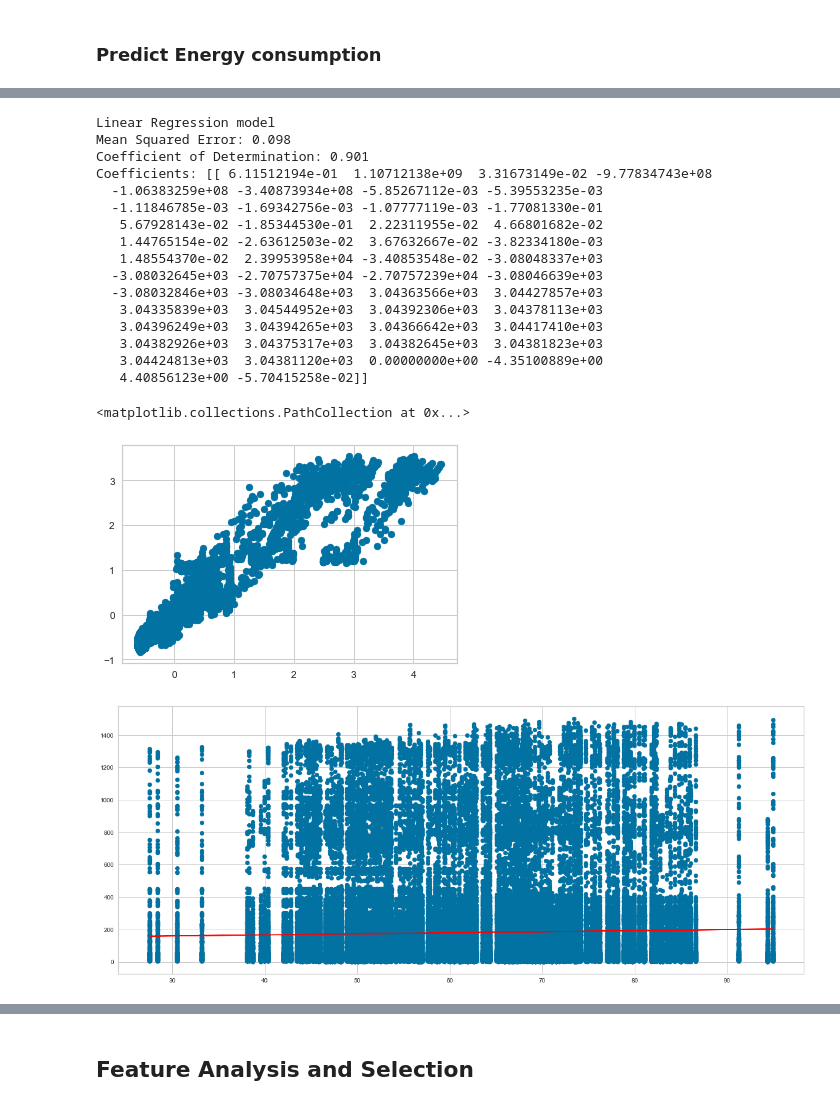
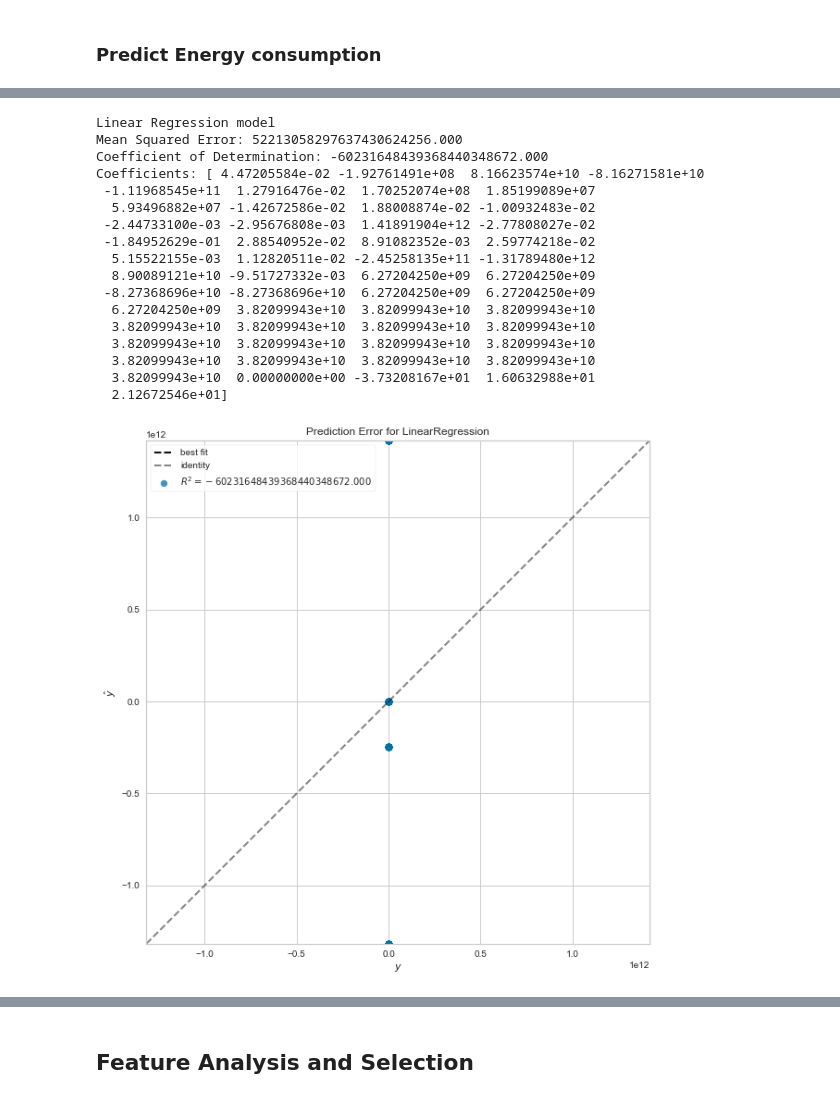
Before and after one commit to fagan2888/EnergyScience, a Jupyter notebook: model-evaluation-Seattle.ipynb, the cells around one changed output, grey strips where cells are left out. Drawn from its saved outputs; the diff is of its cells as text; code cells hidden in the pictures.

```diff
--- a/model-evaluation-Seattle.ipynb
+++ b/model-evaluation-Seattle.ipynb
@@ -111,6 +116,9 @@ scaler = StandardScaler()
 # scaler = MinMaxScaler()
 dataset_numeric_scaling = dataset_numeric[['Cooling:Electricity [kW](Hourly)',
                            'Electricity:Facility [kW](Hourly)',
+                           'Electricity:Facility [kW](Hourly)_lag',
+                           'Electricity:Facility [kW](Hourly)_future',
+                           'Electricity:Facility_delta_current_lag',
                            'Fans:Electricity [kW](Hourly)',
                            'Gas:Facility [kW](Hourly)',
                            'Heating:Electricity [kW](Hourly)', 'Heating:Gas [kW](Hourly)',
@@ -123,6 +131,9 @@ dataset_numeric_scaling = dataset_numeric[['Cooling:Electricity [kW](Hourly)',
 scaled_df = scaler.fit_transform(dataset_numeric_scaling)
 scaled_df = pd.DataFrame(scaled_df, columns=['Cooling:Electricity [kW](Hourly)',
                            'Electricity:Facility [kW](Hourly)',
+                           'Electricity:Facility [kW](Hourly)_lag',
+                           'Electricity:Facility [kW](Hourly)_future',
+                           'Electricity:Facility_delta_current_lag',
                            'Fans:Electricity [kW](Hourly)',
                            'Gas:Facility [kW](Hourly)',
                            'Heating:Electricity [kW](Hourly)', 'Heating:Gas [kW](Hourly)',
@@ -197,6 +208,9 @@ dataset_features = processed_data[['Cooling:Electricity [kW](Hourly)',
 """
 dataset_features = processed_data[['Cooling:Electricity [kW](Hourly)',
                            'Gas:Facility [kW](Hourly)',
+                            'Electricity:Facility [kW](Hourly)',
+                           'Electricity:Facility [kW](Hourly)_lag',
+                            'Electricity:Facility_delta_current_lag',
                            'Heating:Electricity [kW](Hourly)', 'Heating:Gas [kW](Hourly)',
                            'InteriorEquipment:Gas [kW](Hourly)',
                            'Water Heater:WaterSystems:Gas [kW](Hourly)',
@@ -216,57 +230,44 @@ dataset_features = processed_data[['Cooling:Electricity [kW](Hourly)',
        'USA_WA_SEATTLE',
         'time', 'sunriseTime', 'sunsetTime']]
 
-dataset_labels = processed_data[['Electricity:Facility [kW](Hourly)']]
+dataset_labels = processed_data['Electricity:Facility [kW](Hourly)_future']
 # %%
-X_train, X_test, y_train, y_test = train_test_split(dataset_features, dataset_labels, test_size=0.1)
+# X_train, X_test, y_train, y_test = train_test_split(dataset_features, dataset_labels, test_size=0.1)
+X_train, X_test, y_train, y_test = timeseries_train_test_split(dataset_features, dataset_labels, test_size=0.2)
 # %%
-model = LinearRegression()
+from yellowbrick.regressor import PredictionError
+model = LinearRegression(normalize=True)
 est = model.fit(X_train, y_train)
 
 expected = y_test
 predicted = model.predict(X_test)
 
 print('Linear Regression model')
 print('Mean Squared Error: %0.3f' % mse(expected, predicted))
 print('Coefficient of Determination: %0.3f' % r2_score(expected, predicted))
 print('Coefficients: {}'.format(model.coef_))
+visualizer = PredictionError(model, size=(1080, 720))
+
+visualizer.fit(X_train, y_train)  # Fit the training data to the visualizer
+visualizer.score(X_test, y_test)  # Evaluate the model on the test data
+visualizer.poof()                 # Draw/show/poof the data
 # %% [output]
 Linear Regression model
-Mean Squared Error: 0.098
-Coefficient of Determination: 0.901
-Coefficients: [[ 6.11512194e-01  1.10712138e+09  3.31673149e-02 -9.77834743e+08
-  -1.06383259e+08 -3.40873934e+08 -5.85267112e-03 -5.39553235e-03
-  -1.11846785e-03 -1.69342756e-03 -1.07777119e-03 -1.77081330e-01
-   5.67928143e-02 -1.85344530e-01  2.22311955e-02  4.66801682e-02
-   1.44765154e-02 -2.63612503e-02  3.67632667e-02 -3.82334180e-03
-   1.48554370e-02  2.39953958e+04 -3.40853548e-02 -3.08048337e+03
-  -3.08032645e+03 -2.70757375e+04 -2.70757239e+04 -3.08046639e+03
-  -3.08032846e+03 -3.08034648e+03  3.04363566e+03  3.04427857e+03
-   3.04335839e+03  3.04544952e+03  3.04392306e+03  3.04378113e+03
-   3.04396249e+03  3.04394265e+03  3.04366642e+03  3.04417410e+03
-   3.04382926e+03  3.04375317e+03  3.04382645e+03  3.04381823e+03
-   3.04424813e+03  3.04381120e+03  0.00000000e+00 -4.35100889e+00
-   4.40856123e+00 -5.70415258e-02]]
+Mean Squared Error: 52213058297637430624256.000
+Coefficient of Determination: -60231648439368440348672.000
+Coefficients: [ 4.47205584e-02 -1.92761491e+08  8.16623574e+10 -8.16271581e+10
+ -1.11968545e+11  1.27916476e-02  1.70252074e+08  1.85199089e+07
+  5.93496882e+07 -1.42672586e-02  1.88008874e-02 -1.00932483e-02
+ -2.44733100e-03 -2.95676808e-03  1.41891904e+12 -2.77808027e-02
+ -1.84952629e-01  2.88540952e-02  8.91082352e-03  2.59774218e-02
+  5.15522155e-03  1.12820511e-02 -2.45258135e+11 -1.31789480e+12
+  8.90089121e+10 -9.51727332e-03  6.27204250e+09  6.27204250e+09
+ -8.27368696e+10 -8.27368696e+10  6.27204250e+09  6.27204250e+09
+  6.27204250e+09  3.82099943e+10  3.82099943e+10  3.82099943e+10
+  3.82099943e+10  3.82099943e+10  3.82099943e+10  3.82099943e+10
+  3.82099943e+10  3.82099943e+10  3.82099943e+10  3.82099943e+10
+  3.82099943e+10  3.82099943e+10  3.82099943e+10  3.82099943e+10
+  3.82099943e+10  0.00000000e+00 -3.73208167e+01  1.60632988e+01
+  2.12672546e+01]
+[figure, added]
-# %%
-plt.scatter(y_test,predicted)
-# %% [output]
-<matplotlib.collections.PathCollection at 0x...>
-[figure, removed]
-# %%
-model = LinearRegression()
-data = dataset_numeric[['temperatureHigh', 'Electricity:Facility [kW](Hourly)']]
-X = data.iloc[:, 0].values.reshape(-1, 1)  # values converts it into a numpy array
-Y = data.iloc[:, 1].values.reshape(-1, 1)  # -1 means that calculate the dimension of rows, but have 1 column
-model.fit(X,Y)
-Y_pred = model.predict(X)  # make predictions
-
-#print('Linear Regression model')
-#print('Mean Squared Error: %0.3f' % mse(expected, predicted))
-#print('Coefficient of Determination: %0.3f' % r2_score(expected, predicted))
-plt.figure(figsize=(20, 8))
-plt.scatter(X, Y)
-plt.plot(X, Y_pred, color='red')
-plt.show()
-# %% [output]
-[figure, removed]
 # %%
```
Also changed, not shown: parts of 15 cells of this notebook, 6 other files.
